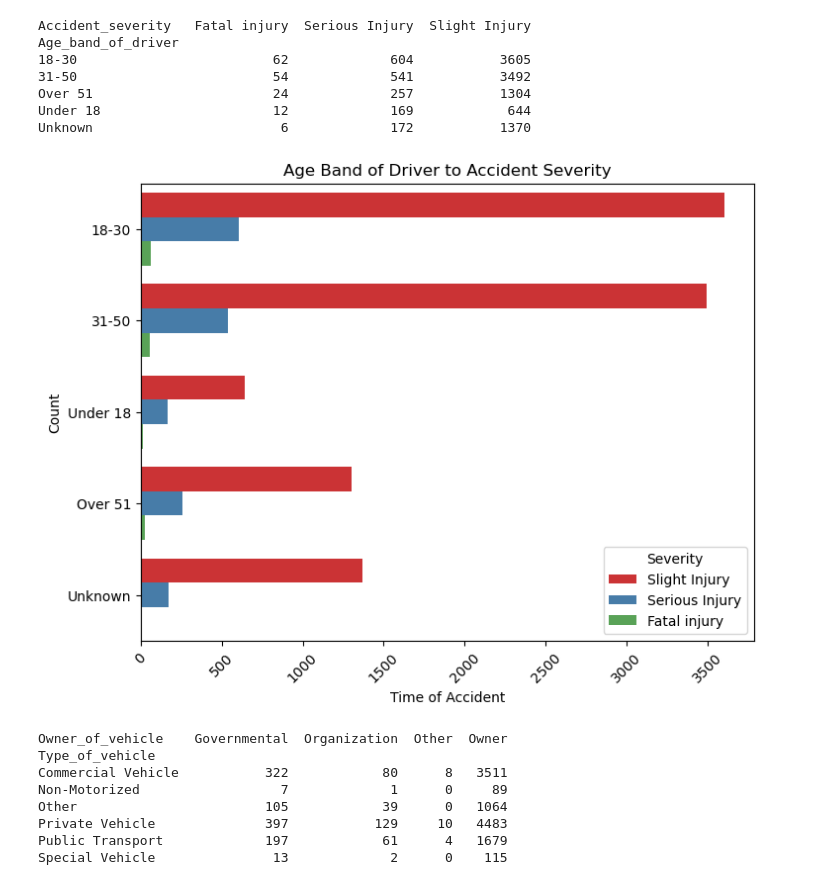
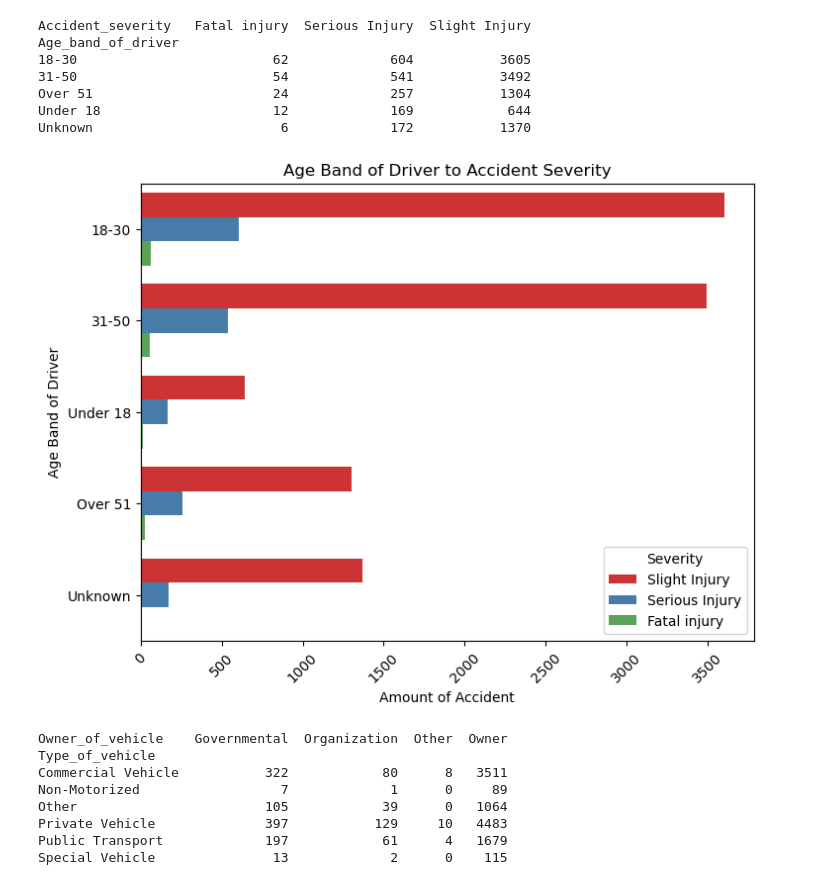
Before and after one commit to ahmadnafi30/3-AhmadNafiMubarok_OrieAbyanMaulana, a Jupyter notebook: code/visual.ipynb, the cells around one changed output. Saved outputs shown, nothing was run; the diff lists cells and outputs as text; code cells hidden in the pictures.

Commit message:
renew feature age band of driver

```diff
--- a/code/visual.ipynb
+++ b/code/visual.ipynb
@@ -197,14 +197,14 @@ Unknown                        6             172           1370
 # %%
 plt.figure(figsize=(8, 6))
 sns.countplot(data=df, y='Age_band_of_driver', hue='Accident_severity', palette='Set1')
-plt.xlabel('Time of Accident')
-plt.ylabel('Count')
+plt.xlabel('Amount of Accident')
+plt.ylabel('Age Band of Driver')
 plt.title('Age Band of Driver to Accident Severity')
 plt.legend(title='Severity')
 plt.xticks(rotation=45)
 plt.show()
 # %% [output]
-[figure, old version]
+[figure, new version]
 # %%
 pivot_df = df.groupby(['Type_of_vehicle', 'Owner_of_vehicle']).size().unstack(fill_value=0)
 print(pivot_df)
```
